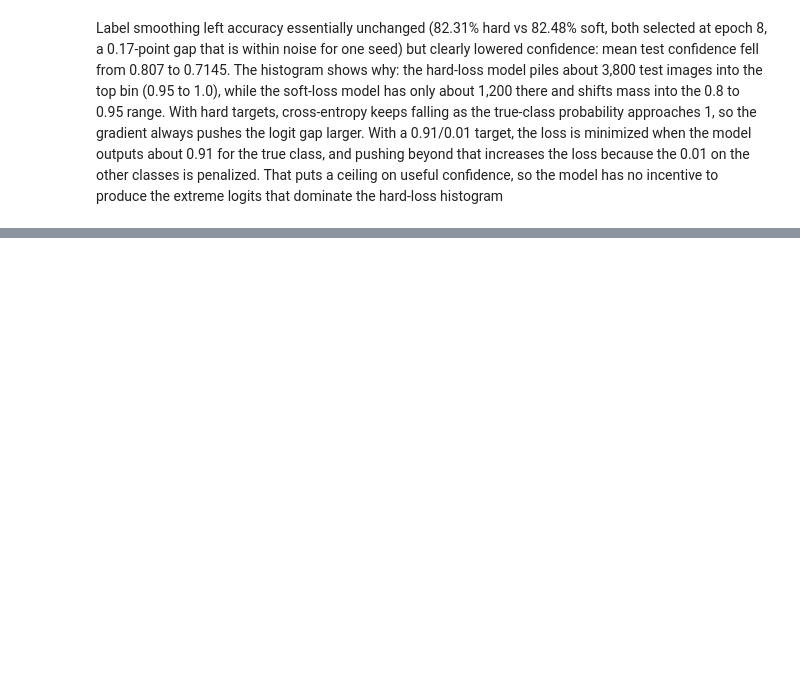
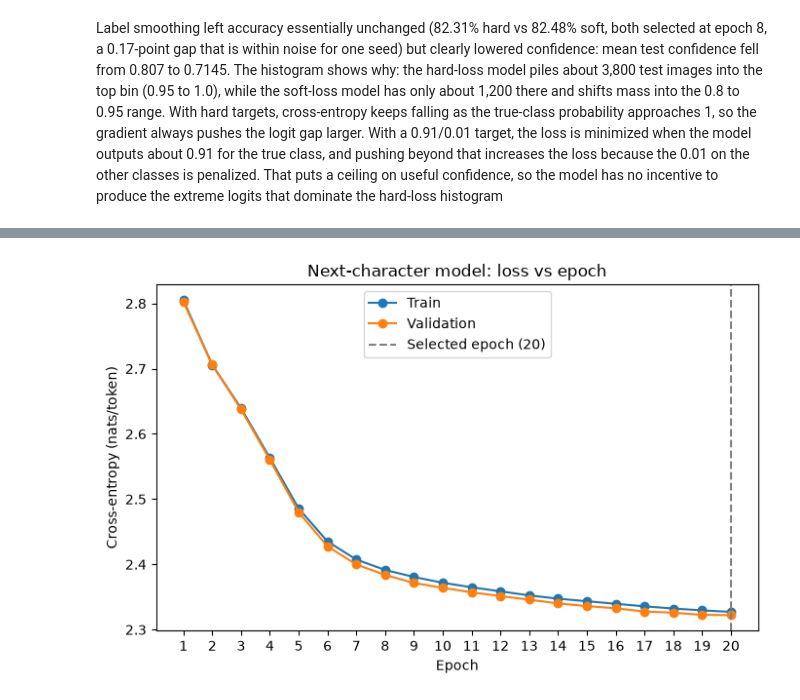
Before and after one commit to satvikboi/Deep-Learning-Assignments-, a Jupyter notebook: assignment 2/assignment2.ipynb, the cells around one changed output, grey strips where cells are left out. Saved outputs shown, nothing was run; the diff lists cells and outputs as text; code cells hidden in the pictures; blank space fills up the shorter version.

```diff
--- a/assignment 2/assignment2.ipynb
+++ b/assignment 2/assignment2.ipynb
@@ -111,0 +162,18 @@ Label smoothing left accuracy essentially unchanged (82.31% hard vs 82.48% soft,
+# %%
+def build_examples(name_list):
+    X, Y = [], []
+    for name in name_list:
+        ctx = [0, 0, 0]                    # reset context for every name
+        for ch in name + "-":              # final end token is a target
+            ix = stoi[ch]
+            X.append(ctx)
+            Y.append(ix)
+            ctx = ctx[1:] + [ix]
+    return torch.tensor(X), torch.tensor(Y)
+
+Xtr, Ytr = build_examples(train_names)
+Xva, Yva = build_examples(val_names)
+Xte, Yte = build_examples(test_names)
+
+
+# print(Xtr.shape, Xva.shape, Xte.shape)
@@ -111,0 +201,46 @@ Label smoothing left accuracy essentially unchanged (82.31% hard vs 82.48% soft,
+# %%
+EPOCHS, BATCH = 20, 256
+
+# both embedding and network parameters go to the optimizer
+params = list(embedding.parameters()) + list(network.parameters())
+opt = torch.optim.Adam(params, lr=0.001)
+shuffle_g = torch.Generator().manual_seed(42)
+train_losses, val_losses = [], []
+best_val, best_epoch, best_emb, best_net = float("inf"), None, None, None
+
+for ep in range(1, EPOCHS + 1):
+    embedding.train(); network.train()
+    perm = torch.randperm(len(Xtr), generator=shuffle_g)
+    for i in range(0, len(Xtr), BATCH):
+        idx = perm[i:i + BATCH]
+        opt.zero_grad()
+        criterion(forward(Xtr[idx]), Ytr[idx]).backward()
+        opt.step()
+
+    # evaluate both sets at the end of the epoch
+    tr, va = evaluate(Xtr, Ytr), evaluate(Xva, Yva)
+    train_losses.append(tr); val_losses.append(va)
+    print(f"epoch {ep:2d} | train {tr:.4f} | val {va:.4f}")
+
+    if va < best_val:                    # strict '<' keeps earlier epoch on ties
+        best_val, best_epoch = va, ep
+        best_emb = copy.deepcopy(embedding.state_dict())
+        best_net = copy.deepcopy(network.state_dict())
+
+# restore best weights (embedding AND network) before testing
+embedding.load_state_dict(best_emb)
+network.load_state_dict(best_net)
+
+test_loss = evaluate(Xte, Yte)
+print(f"\nSelected epoch: {best_epoch}")
+print(f"Test loss: {test_loss:.4f} nats/token")
+
+plt.figure(figsize=(7, 4.5))
+epochs = range(1, EPOCHS + 1)
+plt.plot(epochs, train_losses, marker="o", label="Train")
+plt.plot(epochs, val_losses, marker="o", label="Validation")
+plt.axvline(best_epoch, color="gray", linestyle="--", label=f"Selected epoch ({best_epoch})")
+plt.xlabel("Epoch"); plt.ylabel("Cross-entropy (nats/token)")
+plt.title("Next-character model: loss vs epoch")
+plt.xticks(list(epochs)); plt.legend(); plt.tight_layout(); plt.show()
+# %% [output]
@@ -111,0 +264 @@ Label smoothing left accuracy essentially unchanged (82.31% hard vs 82.48% soft,
+[figure, added]
```
Also changed, not shown: parts of 9 cells of this notebook, 1 other file.
